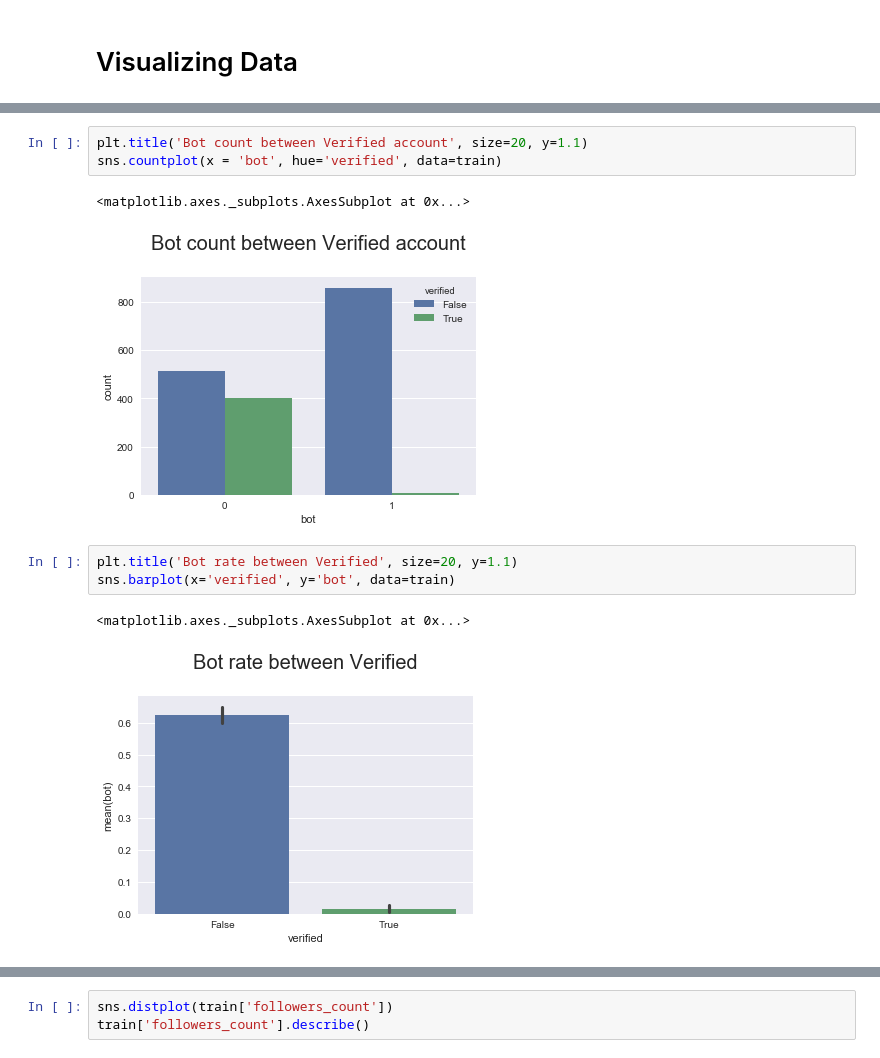
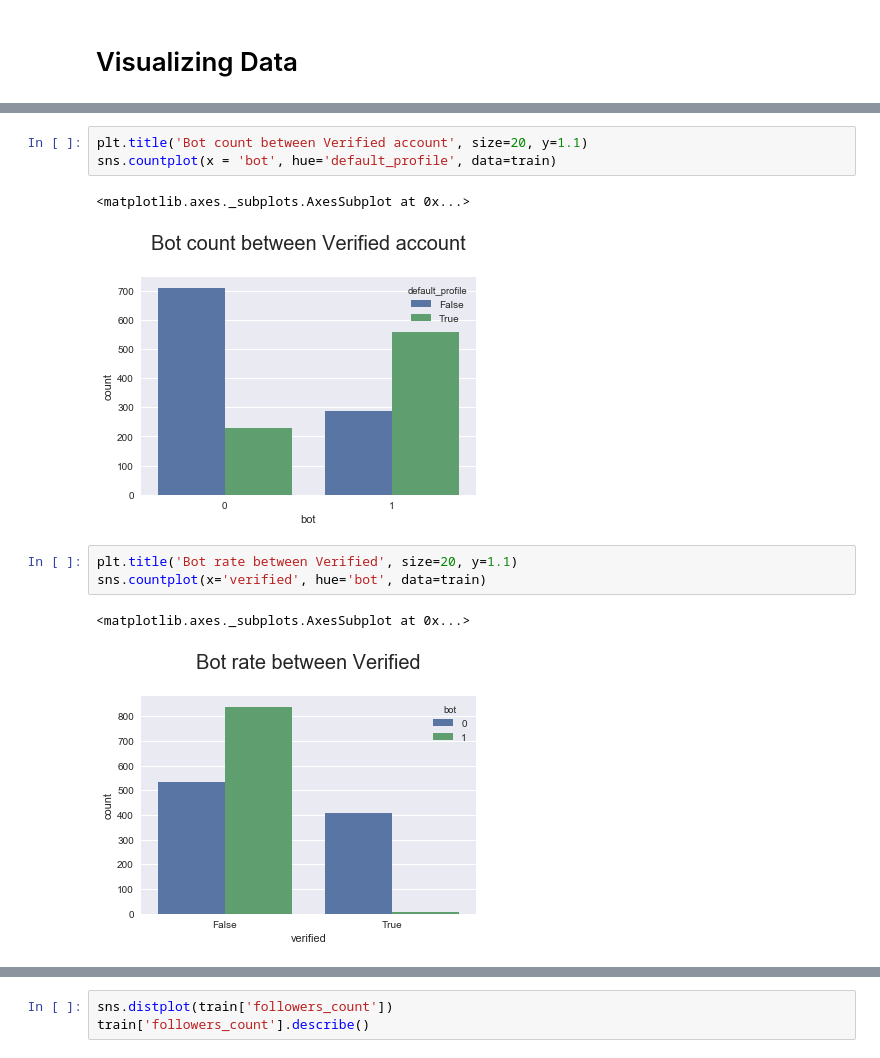
Before and after one commit to Vignesh6v/Twitter-BotorNot, a Jupyter notebook: Preprocessing.ipynb, the cells around one changed output, grey strips where cells are left out. Drawn from its saved outputs; the diff is of its cells as text.

```diff
--- a/Preprocessing.ipynb
+++ b/Preprocessing.ipynb
@@ -66,12 +66,12 @@ sns.countplot('bot', data=train)
 # %%
 plt.title('Bot count between Verified account', size=20, y=1.1)
-sns.countplot(x = 'bot', hue='verified', data=train)
+sns.countplot(x = 'bot', hue='default_profile', data=train)
 # %% [output]
 <matplotlib.axes._subplots.AxesSubplot at 0x...>
-[figure, old version]
+[figure, new version]
 # %%
 plt.title('Bot rate between Verified', size=20, y=1.1)
-sns.barplot(x='verified', y='bot', data=train)
+sns.countplot(x='verified', hue='bot', data=train)
 # %% [output]
 <matplotlib.axes._subplots.AxesSubplot at 0x...>
-[figure, old version]
+[figure, new version]
```
Also changed, not shown: parts of 50 cells of this notebook.
